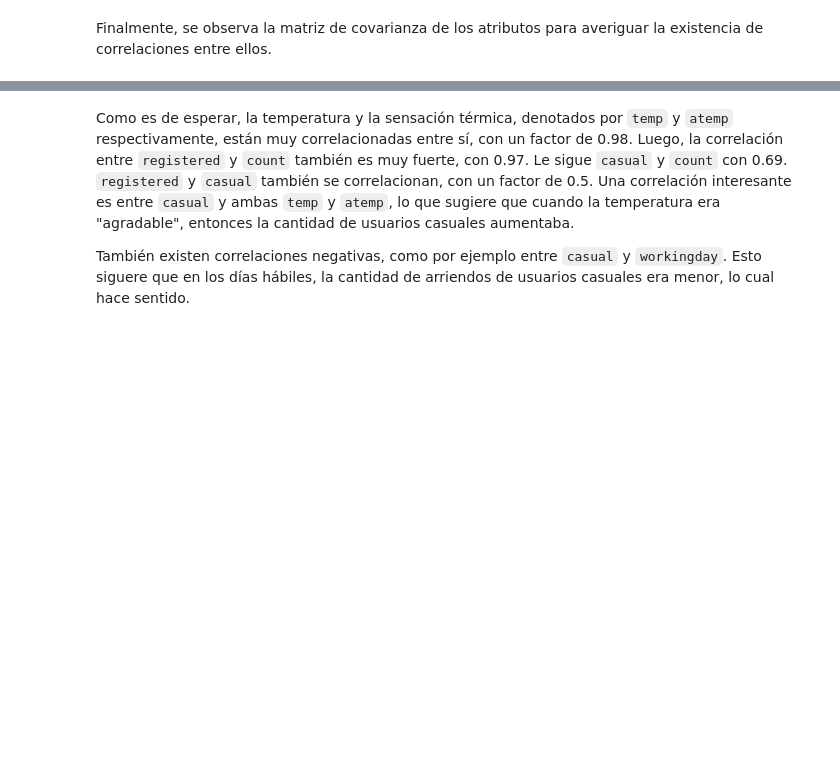
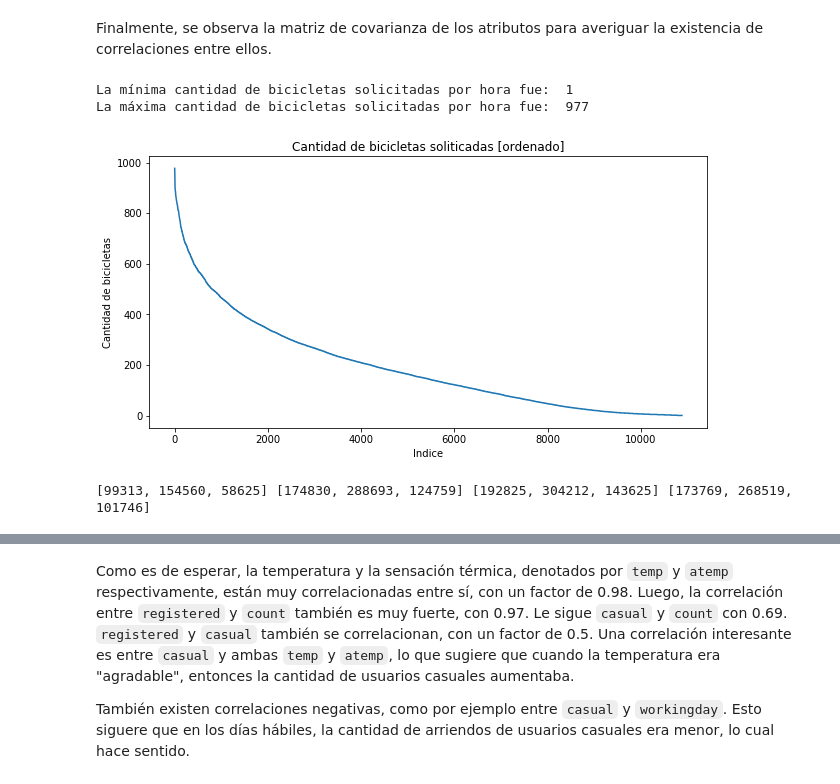
Before and after one commit to Buguemar/Tarea3ML, a Jupyter notebook: pregunta-2.ipynb, the cells around one changed output, grey strips where cells are left out. Cells and saved outputs as stored; diff of their text form; code cells hidden in the pictures; blank space fills up the shorter version.

```diff
--- a/pregunta-2.ipynb
+++ b/pregunta-2.ipynb
@@ -145,3 +175,50 @@ plt.show()
 Mientras la cantidad de arriendos de usuarios registrados es mucho mayor que la de casuales, estos últimos no son una cantidad despreciable. Es interesante observar que, mientras los arriendos de usuarios registrados alcanza *peaks* en horas de la mañana y en la tarde, la cantidad de arriendos de usuarios casuales varía de manera más suave, teniendo sus máximos valores al rededor de las 15:00 horas.
 # %% [markdown]
 Finalmente, se observa la matriz de covarianza de los atributos para averiguar la existencia de correlaciones entre ellos.
+# %%
+aux= np.sort(df['count'].values)[::-1]
+print ("La mínima cantidad de bicicletas solicitadas por hora fue: ", np.min(aux))
+print ("La máxima cantidad de bicicletas solicitadas por hora fue: ", np.max(aux))
+
+plt.figure(figsize=(10,5))
+plt.title("Cantidad de bicicletas soliticadas [ordenado]")
+#plt.plot(aux[2000:])
+plt.plot(aux)
+plt.ylabel("Cantidad de bicicletas")
+plt.xlabel("Indice")
+plt.axis('tight')
+plt.show()
+# %% [output]
+La mínima cantidad de bicicletas solicitadas por hora fue:  1
+La máxima cantidad de bicicletas solicitadas por hora fue:  977
+[figure, added]
+# %%
+import matplotlib.pyplot as plt
+
+pri1 = df[ (df['season'] == 1) & (df['hour'] <= 11)]
+pri2 = df[ (df['season'] == 1) & (df['hour'] > 11) & (df['hour'] <= 18)]
+pri3 = df[ (df['season'] == 1) & (df['hour'] > 18) & (df['hour'] <= 24)]
+
+sumaPri = [sum(pri1['count']),sum(pri2['count']),sum(pri3['count'])]
+
+ver1 = df[ (df['season'] == 2) & (df['hour'] <= 11)]
+ver2 = df[ (df['season'] == 2) & (df['hour'] > 11) & (df['hour'] <= 18)]
+ver3 = df[ (df['season'] == 2) & (df['hour'] > 18) & (df['hour'] <= 24)]
+
+sumaVer = [sum(ver1['count']),sum(ver2['count']),sum(ver3['count'])]
+
+oto1 = df[ (df['season'] == 3) & (df['hour'] <= 11)]
+oto2 = df[ (df['season'] == 3) & (df['hour'] > 11) & (df['hour'] <= 18)]
+oto3 = df[ (df['season'] == 3) & (df['hour'] > 18) & (df['hour'] <= 24)]
+
+sumaOto = [sum(oto1['count']),sum(oto2['count']),sum(oto3['count'])]
+
+inv1 = df[ (df['season'] == 4) & (df['hour'] <= 11)]
+inv2 = df[ (df['season'] == 4) & (df['hour'] > 11) & (df['hour'] <= 18)]
+inv3 = df[ (df['season'] == 4) & (df['hour'] > 18) & (df['hour'] <= 24)]
+
+sumaInv = [sum(inv1['count']),sum(inv2['count']),sum(inv3['count'])]
+
+print (sumaPri, sumaVer, sumaOto, sumaInv)
+# %% [output]
+[99313, 154560, 58625] [174830, 288693, 124759] [192825, 304212, 143625] [173769, 268519, 101746]
```
Also changed, not shown: parts of 89 cells of this notebook.
